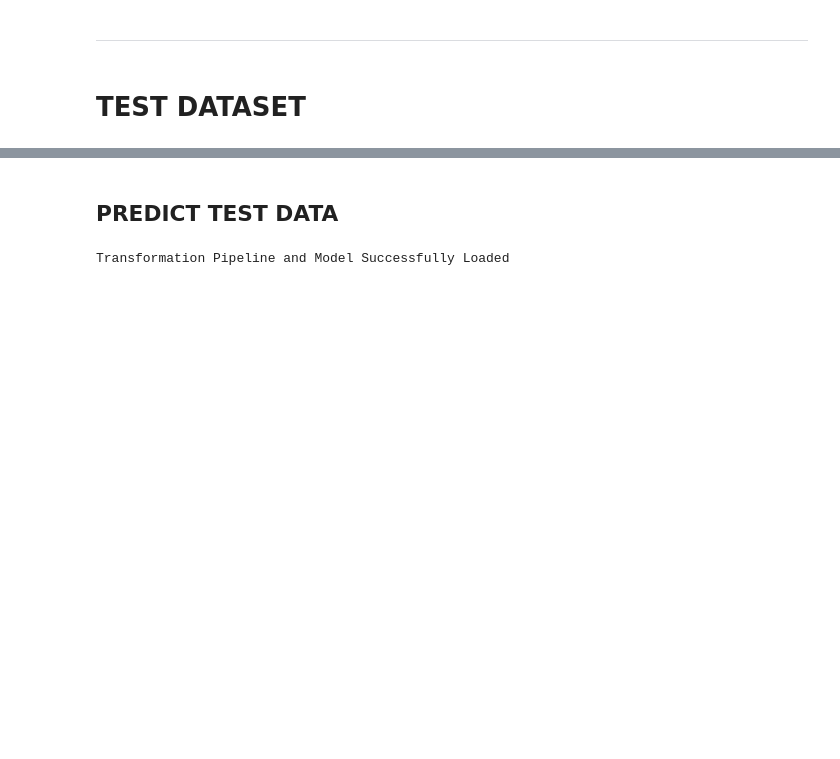
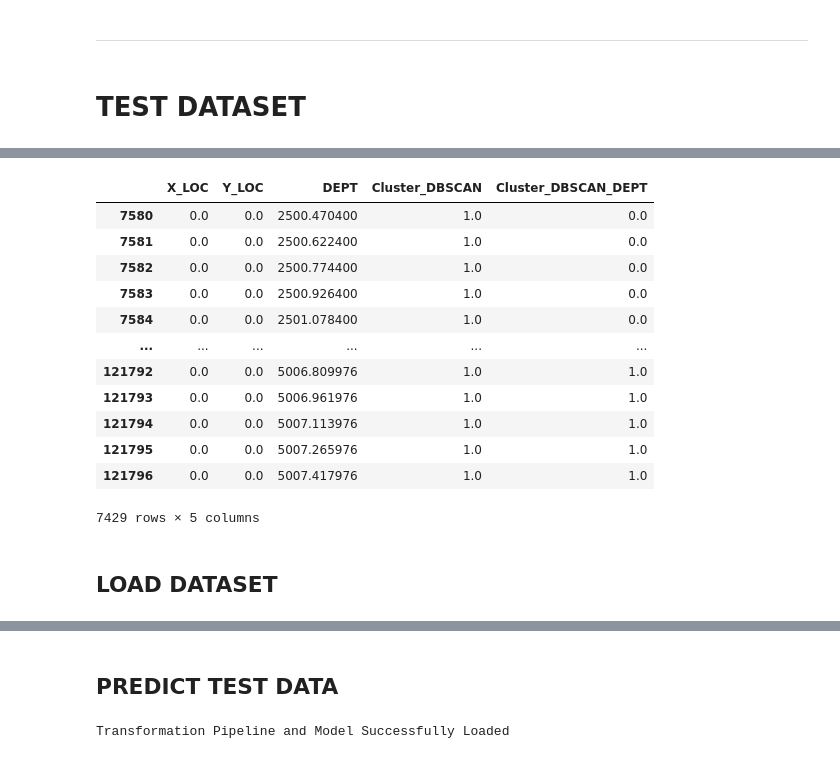
Before and after one commit to IvanSholana/ManuFact, a Jupyter notebook: all-pipeline.ipynb, the cells around one changed output, grey strips where cells are left out. Saved outputs shown, nothing was run; the diff lists cells and outputs as text; code cells hidden in the pictures; blank space fills up the shorter version.

```diff
--- a/all-pipeline.ipynb
+++ b/all-pipeline.ipynb
@@ -693,0 +692,29 @@ test_df = pd.read_csv("./dataset/Test_dataset.csv")
+# %%
+# Pilih baris dengan X_LOC == 0
+nan_location_dataset = test_df.loc[test_df['X_LOC'] == 0].copy()  # Hindari SettingWithCopyWarning
+
+# Ambil kolom DEPT sebagai fitur untuk clustering
+X = nan_location_dataset['DEPT'].astype(int).values.reshape(-1, 1)
+
+# Gunakan DBSCAN untuk clustering berdasarkan DEPT
+dbscan = DBSCAN(eps=2, min_samples=5)
+clusters = dbscan.fit_predict(X)
+
+# Simpan hasil klaster kembali ke test_df
+nan_location_dataset.loc[nan_location_dataset.index, 'Cluster_DBSCAN_DEPT'] = clusters
+# %%
+nan_location_dataset[['X_LOC','Y_LOC','DEPT','Cluster_DBSCAN','Cluster_DBSCAN_DEPT']]
+# %% [output]
+|  | X_LOC | Y_LOC | DEPT | Cluster_DBSCAN | Cluster_DBSCAN_DEPT |
+| 7580 | 0.0 | 0.0 | 2500.470400 | 1.0 | 0.0 |
+| 7581 | 0.0 | 0.0 | 2500.622400 | 1.0 | 0.0 |
+| 7582 | 0.0 | 0.0 | 2500.774400 | 1.0 | 0.0 |
+| 7583 | 0.0 | 0.0 | 2500.926400 | 1.0 | 0.0 |
+| 7584 | 0.0 | 0.0 | 2501.078400 | 1.0 | 0.0 |
+| ... | ... | ... | ... | ... | ... |
+| 121792 | 0.0 | 0.0 | 5006.809976 | 1.0 | 1.0 |
+| 121793 | 0.0 | 0.0 | 5006.961976 | 1.0 | 1.0 |
+| 121794 | 0.0 | 0.0 | 5007.113976 | 1.0 | 1.0 |
+| 121795 | 0.0 | 0.0 | 5007.265976 | 1.0 | 1.0 |
+| 121796 | 0.0 | 0.0 | 5007.417976 | 1.0 | 1.0 |
+7429 rows × 5 columns
@@ -693,0 +736,2 @@ test_df = pd.read_csv("./dataset/Test_dataset.csv")
+# %% [markdown]
+## **LOAD DATASET**
```
Also changed, not shown: parts of 23 cells of this notebook, 3 other files.
